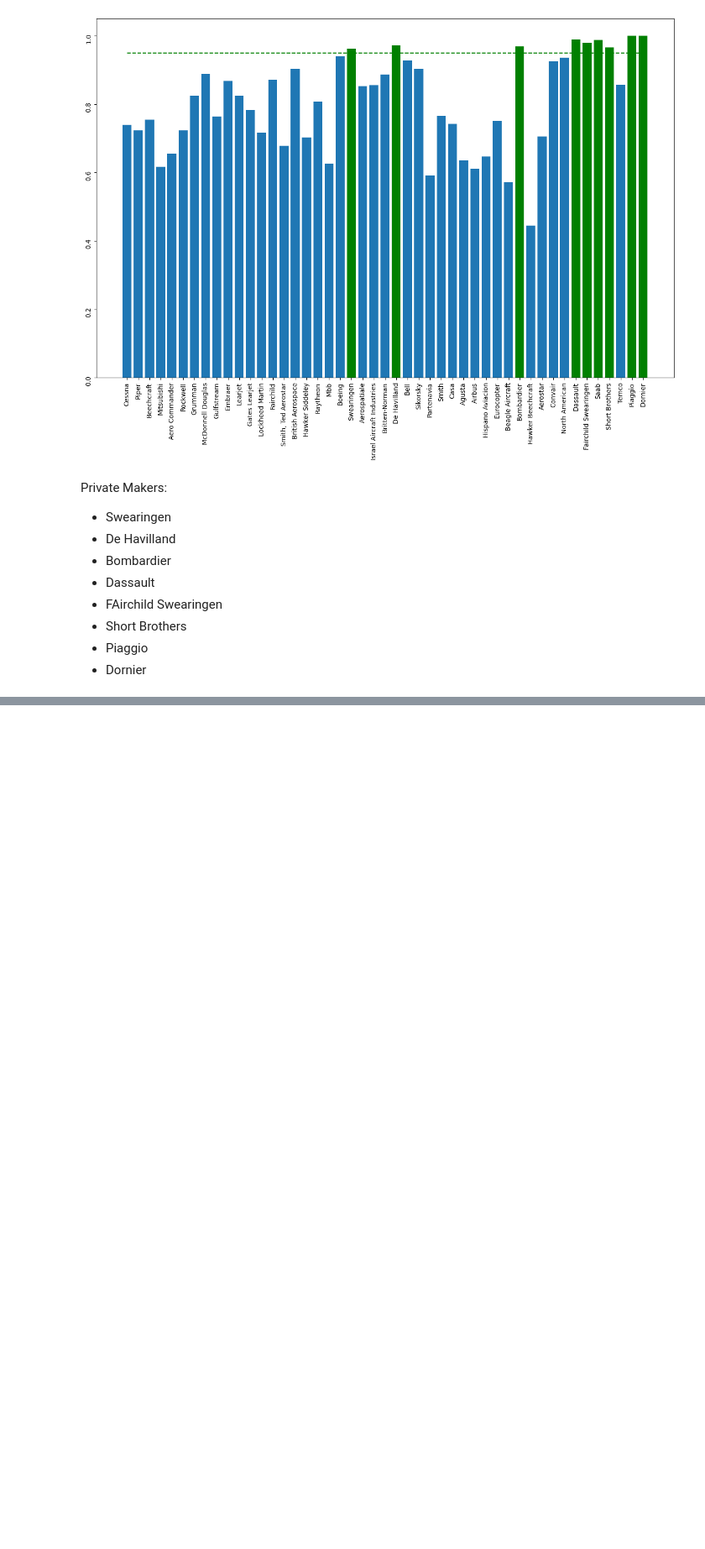
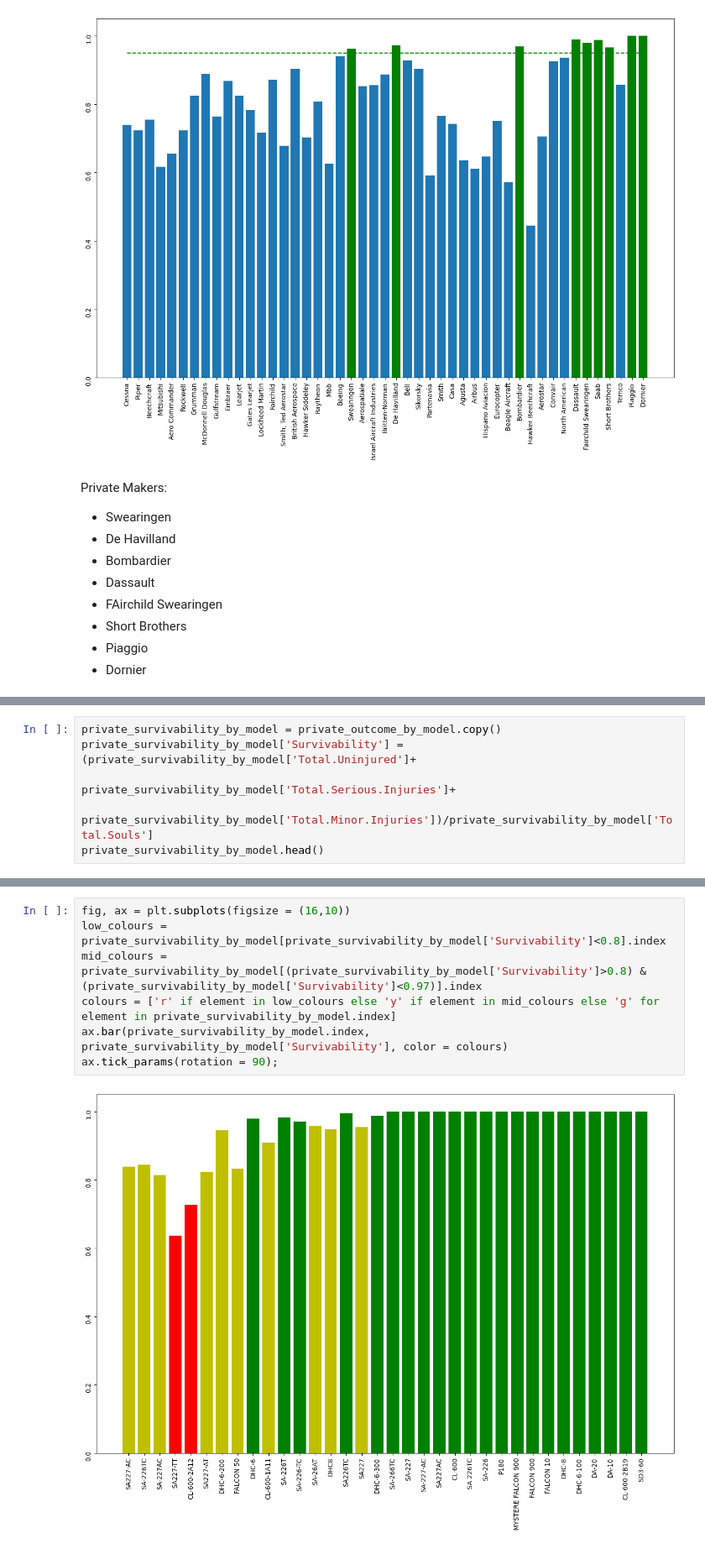
Before and after one commit to Luwate/dsc-phase-1-project, a Jupyter notebook: student.ipynb, the cells around one changed output, grey strips where cells are left out. Shown at 84% size. Drawn from its saved outputs; the diff is of its cells as text; blank space fills up the shorter version.

```diff
--- a/student.ipynb
+++ b/student.ipynb
@@ -1091,0 +1294,6 @@ Private Makers:
+# %%
+private_survivability_by_model = private_outcome_by_model.copy()
+private_survivability_by_model['Survivability'] = (private_survivability_by_model['Total.Uninjured']+
+                                                   private_survivability_by_model['Total.Serious.Injuries']+
+                                                   private_survivability_by_model['Total.Minor.Injuries'])/private_survivability_by_model['Total.Souls']
+private_survivability_by_model.head()
@@ -1091,0 +1308,9 @@ Private Makers:
+# %%
+fig, ax = plt.subplots(figsize = (16,10))
+low_colours = private_survivability_by_model[private_survivability_by_model['Survivability']<0.8].index
+mid_colours = private_survivability_by_model[(private_survivability_by_model['Survivability']>0.8) & (private_survivability_by_model['Survivability']<0.97)].index
+colours = ['r' if element in low_colours else 'y' if element in mid_colours else 'g' for element in private_survivability_by_model.index]
+ax.bar(private_survivability_by_model.index, private_survivability_by_model['Survivability'], color = colours)
+ax.tick_params(rotation = 90);
+# %% [output]
+[figure, added]
```
Also changed, not shown: parts of 25 cells of this notebook.
